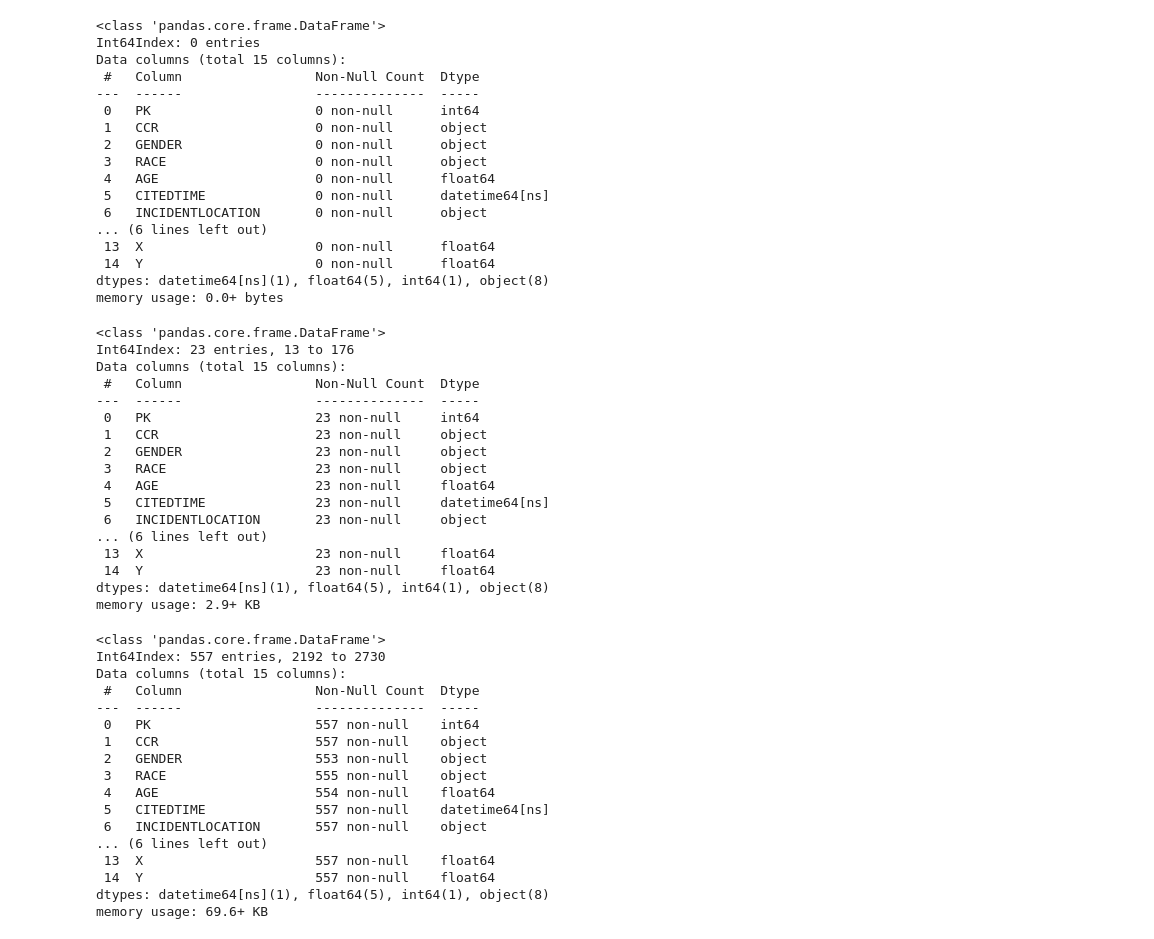
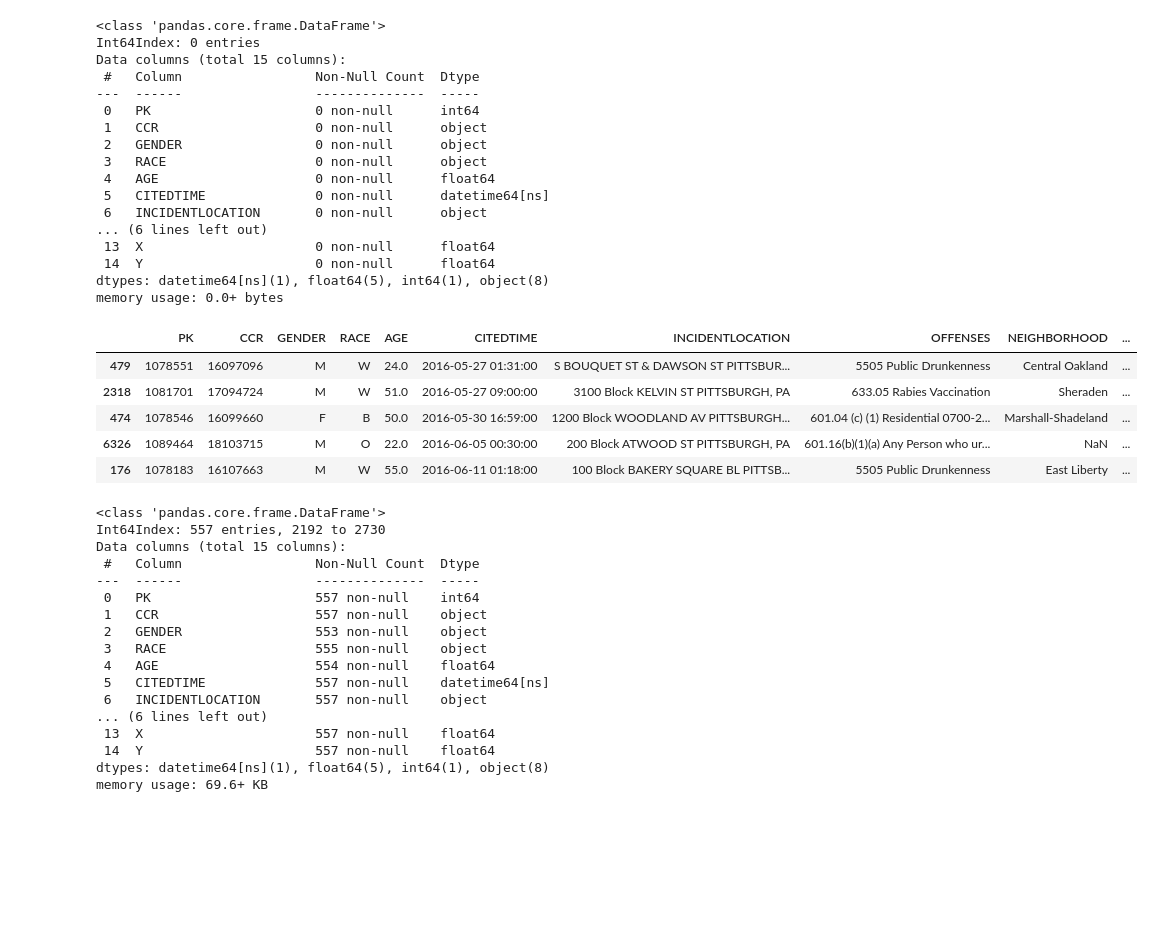
Before and after one commit to megan2/cicadas, a Jupyter notebook: notebooks/Pittsburgh_Police_Non-Traffic_Citations.ipynb, the cells around one changed output. Drawn from its saved outputs; the diff is of its cells as text; code cells hidden in the pictures; blank space fills up the shorter version.

```diff
--- a/notebooks/Pittsburgh_Police_Non-Traffic_Citations.ipynb
+++ b/notebooks/Pittsburgh_Police_Non-Traffic_Citations.ipynb
@@ -95,27 +69,16 @@ memory usage: 0.0+ bytes
 # %%
 #2016
 #23 entries
 PittCits2016 = PittCitstrim[PittCitstrim['CITEDTIME'] > dt.datetime(2016,5,1)]
 PittCits2016 = PittCits2016[PittCits2016['CITEDTIME'] < dt.datetime(2016,7,1)]
-PittCits2016.info()
+PittCits2016.tail()
 # %% [output]
-<class 'pandas.core.frame.DataFrame'>
-Int64Index: 23 entries, 13 to 176
-Data columns (total 15 columns):
- #   Column                 Non-Null Count  Dtype
----  ------                 --------------  -----
- 0   PK                     23 non-null     int64
- 1   CCR                    23 non-null     object
- 2   GENDER                 23 non-null     object
- 3   RACE                   23 non-null     object
- 4   AGE                    23 non-null     float64
- 5   CITEDTIME              23 non-null     datetime64[ns]
- 6   INCIDENTLOCATION       23 non-null     object
-... (6 lines left out)
- 13  X                      23 non-null     float64
- 14  Y                      23 non-null     float64
-dtypes: datetime64[ns](1), float64(5), int64(1), object(8)
-memory usage: 2.9+ KB
+|  | PK | CCR | GENDER | RACE | AGE | CITEDTIME | INCIDENTLOCATION | OFFENSES | NEIGHBORHOOD | ... |
+| 479 | 1078551 | 16097096 | M | W | 24.0 | 2016-05-27 01:31:00 | S BOUQUET ST & DAWSON ST PITTSBUR... | 5505 Public Drunkenness | Central Oakland | ... |
+| 2318 | 1081701 | 17094724 | M | W | 51.0 | 2016-05-27 09:00:00 | 3100 Block KELVIN ST PITTSBURGH, PA | 633.05 Rabies Vaccination | Sheraden | ... |
+| 474 | 1078546 | 16099660 | F | B | 50.0 | 2016-05-30 16:59:00 | 1200 Block WOODLAND AV PITTSBURGH... | 601.04 (c) (1) Residential 0700-2... | Marshall-Shadeland | ... |
+| 6326 | 1089464 | 18103715 | M | O | 22.0 | 2016-06-05 00:30:00 | 200 Block ATWOOD ST PITTSBURGH, PA | 601.16(b)(1)(a) Any Person who ur... | NaN | ... |
+| 176 | 1078183 | 16107663 | M | W | 55.0 | 2016-06-11 01:18:00 | 100 Block BAKERY SQUARE BL PITTSB... | 5505 Public Drunkenness | East Liberty | ... |
 # %%
 #2017
 #557 entries
```
Also changed, not shown: parts of 17 cells of this notebook, 5 other files.
